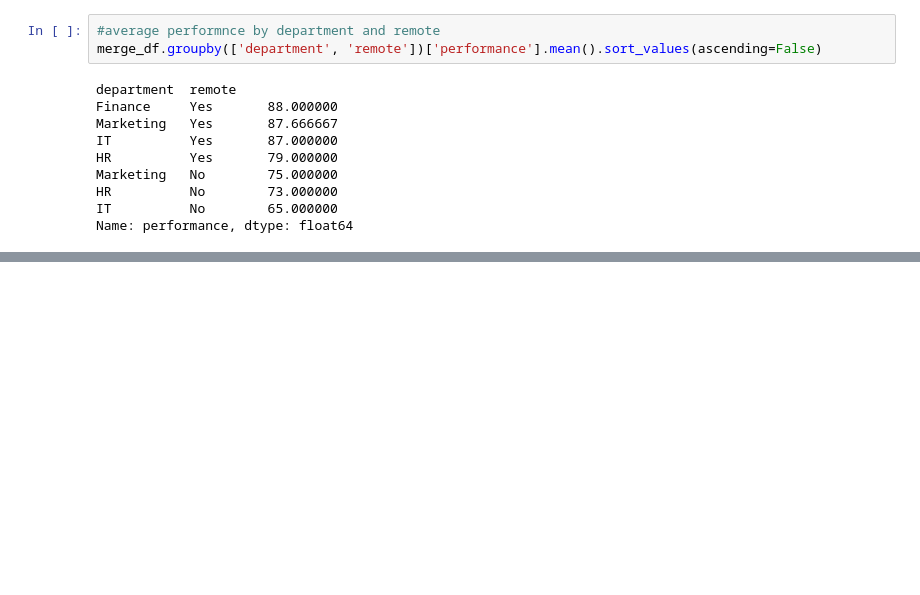
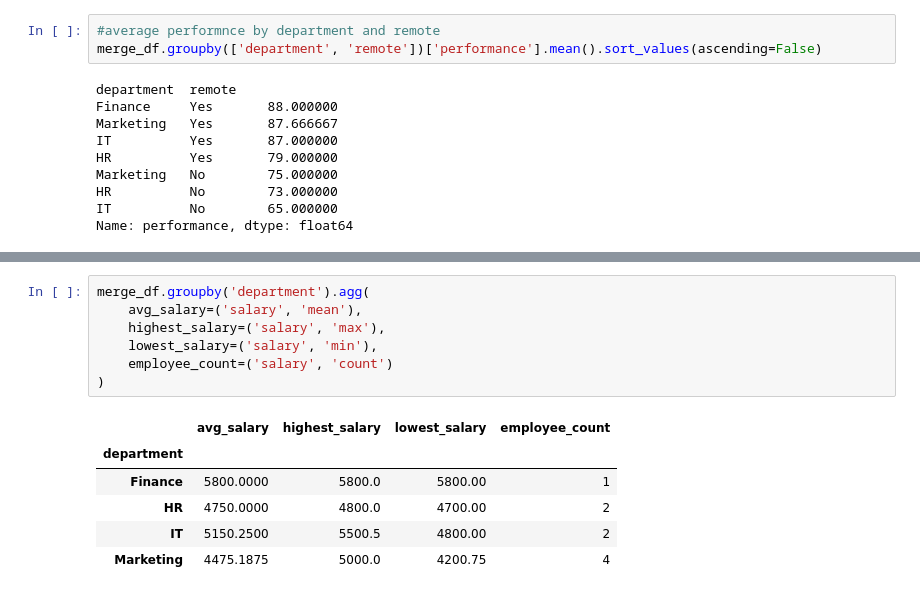
Before and after one commit to Nathillarious-tech/Assignment, a Jupyter notebook: employee_dataset.ipynb, the cells around one changed output, grey strips where cells are left out. Drawn from its saved outputs; the diff is of its cells as text; blank space fills up the shorter version.

```diff
--- a/employee_dataset.ipynb
+++ b/employee_dataset.ipynb
@@ -827,0 +838,14 @@ merge_df.groupby('department')['salary'].agg({'mean', 'count', 'min', 'max'})
+# %%
+merge_df.groupby('department').agg(
+    avg_salary=('salary', 'mean'),
+    highest_salary=('salary', 'max'),
+    lowest_salary=('salary', 'min'),
+    employee_count=('salary', 'count')
+)
+# %% [output]
+|  | avg_salary | highest_salary | lowest_salary | employee_count |
+| department |  |  |  |  |
+| Finance | 5800.0000 | 5800.0 | 5800.00 | 1 |
+| HR | 4750.0000 | 4800.0 | 4700.00 | 2 |
+| IT | 5150.2500 | 5500.5 | 4800.00 | 2 |
+| Marketing | 4475.1875 | 5000.0 | 4200.75 | 4 |
```
Also changed, not shown: parts of 35 cells of this notebook, 1 other file.
